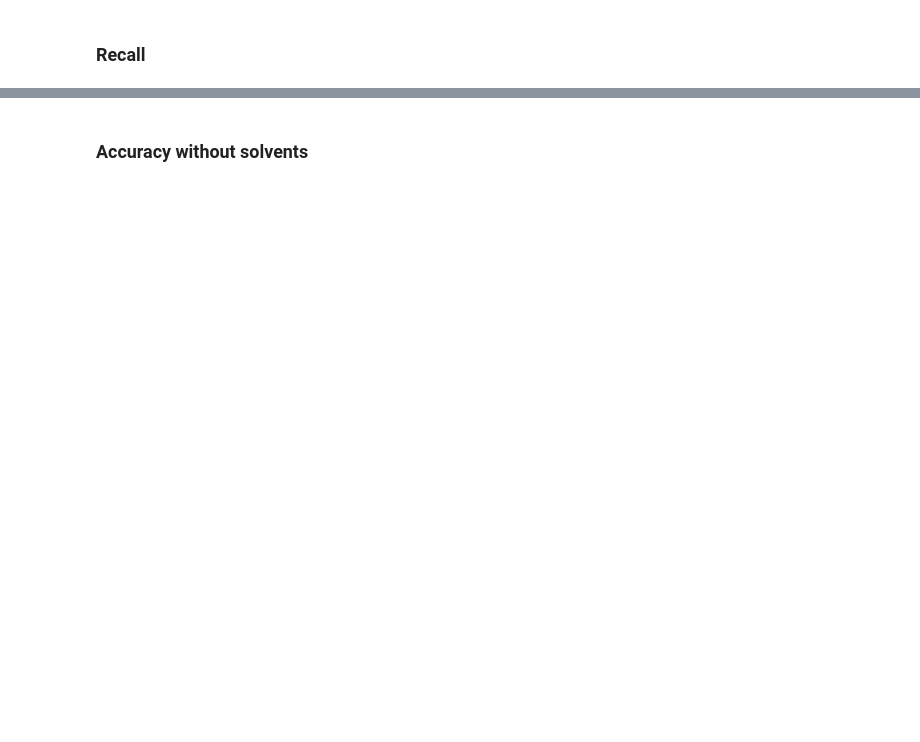
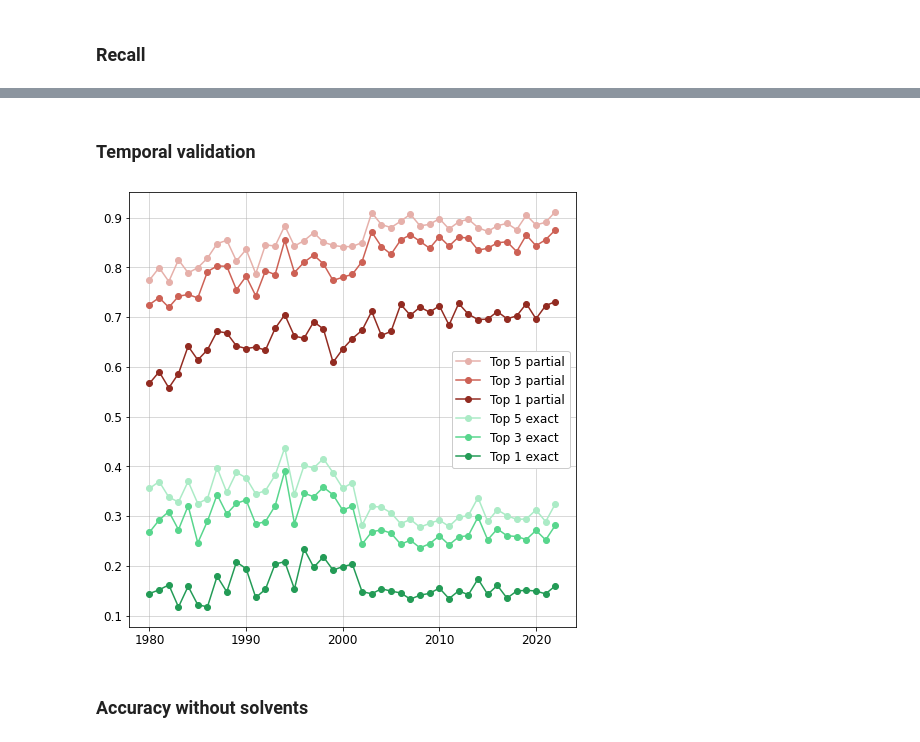
Before and after one commit to Academich/reagents, a Jupyter notebook: notebooks/Results.ipynb, the cells around one changed output, grey strips where cells are left out. Drawn from its saved outputs; the diff is of its cells as text; code cells hidden in the pictures; blank space fills up the shorter version.

Commit message:
Added temporal validation and performance distribution by the number of unique reagent molecules in every role

```diff
--- a/notebooks/Results.ipynb
+++ b/notebooks/Results.ipynb
@@ -37,6 +38,15 @@ tqdm.pandas()
 # %%
 RDLogger.DisableLog('rdApp.*')
 # %%
+def extract_publication_year(info: str):
+    possible_year = info.replace("(", ")").split(")")
+    for s in possible_year:
+        try:
+            return int(s)
+        except ValueError:
+            continue
+
+
 def remove_redundant_separators(smi: str) -> str:
     """
     Removes trailing or repeated separators from a SMILES string
@@ -114,8 +124,8 @@ def recall(tgt_and_pred: 'pd.Series') -> List[float]:
     return [topn[i + 1] for i in range(len(pred_mols))]
 
 
-def plot_confidence_distributions(confs: 'pd.Series', match: 'pd.Series'):
-    fig, ax = plt.subplots(ncols=2, nrows=1, sharey=True, figsize=(10, 10))
+def plot_confidence_distributions(confs: 'pd.Series', match: 'pd.Series', figsize):
+    fig, ax = plt.subplots(ncols=2, nrows=1, sharey=True, figsize=figsize)
 
     plt.sca(ax[0])
     sns.violinplot(y=confs,
@@ -444,2 +534,5 @@ test.head()
+# %%
+test["References"] = test["References"].apply(extract_publication_year).fillna(0).astype(int)
+test.rename(columns={"References": "Year"}, inplace=True)
 # %%
 test.shape
@@ -595,3 +793,57 @@ for c in topn_recall.columns:
+# %% [markdown]
+### Temporal validation
+# %%
+plt.figure(figsize=(8, 8))
+colors_exact = {"1": "#239b56", "3": "#58d68d", "5": "#abebc6"}
+colors_partial = {"1": "#922b21", "3": "#cd6155", "5": "#e6b0aa"}
+fontsize=12
+
+topn_partial_match_acc_by_year = pd.concat((test["Year"], topn_partial_match_acc), axis=1)
+
+for c in topn_partial_match_acc.columns[::2][::-1]:
+    n = c.split("_")[1]
+    plt.plot(
+        topn_partial_match_acc_by_year.groupby(by="Year")[c].mean()[6:], # since 1980
+        '-o',
+        alpha=1,
+        c=colors_partial[n],
+        label=f'Top {n} partial')
+
+topn_exact_match_acc_by_year = pd.concat((test["Year"], topn_exact_match_acc), axis=1)
+
+for c in topn_exact_match_acc.columns[::2][::-1]:
+    n = c.split("_")[1]
+    plt.plot(
+        topn_exact_match_acc_by_year.groupby(by="Year")[c].mean()[6:], # since 1980
+        '-o',
+        alpha=1,
+        c=colors_exact[n],
+        label=f'Top {n} exact')
+# ax[0].legend()
+# ax[0].grid()
+
+plt.xticks(fontsize=fontsize)
+plt.yticks(fontsize=fontsize)
+plt.legend(framealpha=1, fontsize=fontsize)
+plt.grid(alpha=0.6)
+
+# The picture for total recall is similar to that of exact match accuracy
+
+# total_topn_recall = (topn_recall == 1).astype(int)
+# total_topn_recall_by_year = pd.concat((test["Year"], total_topn_recall), axis=1)
+
+# for c in total_topn_recall.columns[::2]:
+#     ax[2].plot(
+#         total_topn_recall_by_year.groupby(by="Year")[c].mean()[6:], # since 1980
+#         '-o',
+#         alpha=0.7,
+#         label=f'Top {c.split("_")[1]}')
+# ax[2].legend()
+# ax[2].grid()
+plt.savefig("temporal.png", dpi=600)
+plt.show()
+# %% [output]
+[figure, added]
 # %% [markdown]
 ### Accuracy without solvents
 # %%
```
Also changed, not shown: parts of 95 cells of this notebook.
